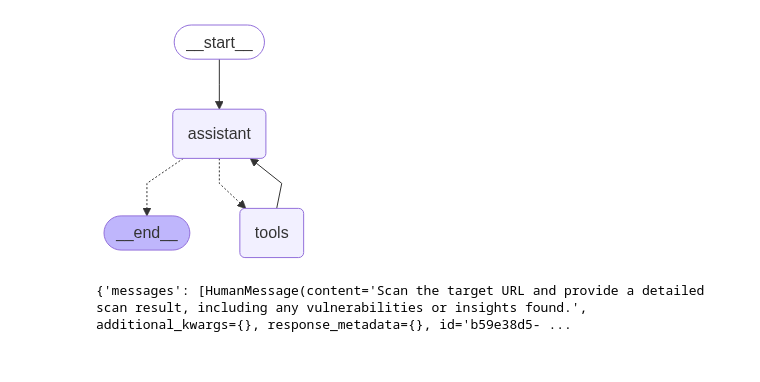
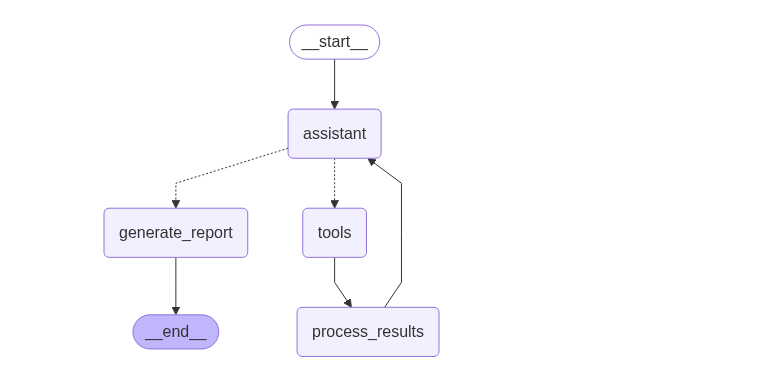
Before and after one commit to vitalii-honchar/cybersecurity-ai-agent, a Jupyter notebook: notebooks/target-scan-react-agent.ipynb, the cells around one changed output. Cells and saved outputs as stored; diff of their text form; code cells hidden in the pictures.

Commit message:
Adding tools for scanning

```diff
--- a/notebooks/target-scan-react-agent.ipynb
+++ b/notebooks/target-scan-react-agent.ipynb
@@ -182,0 +403,16 @@ def assistant(state: TargetScanState):
+# %%
+def process_tool_results(state: TargetScanState):
+    messages = state["messages"]
+    new_results = []
+
+    # Walk backwards until we hit a non-tool message
+    for msg in reversed(messages):
+        if hasattr(msg, 'type') and msg.type == 'tool':
+            scan_result = TargetScan(
+                scan_result=f"Tool: {msg.name}\nResult: {msg.content}"
+            )
+            new_results.append(scan_result)
+        else:
+            break
+
+    return {"results": list(reversed(new_results))}
@@ -183,31 +452,51 @@ def assistant(state: TargetScanState):
+# %%
+from typing import Literal
+
+def should_continue(state: TargetScanState) -> Literal["tools", "generate_report"]:
+    """Route based on tool calls and call limits"""
+    last_message = state["messages"][-1]
+
+    # Hit the limit - generate final report
+    if len(state["results"]) >= 5:
+        return "generate_report"
+
+    # LLM wants to use tools and we haven't hit limit
+    if isinstance(last_message, AIMessage) and last_message.tool_calls:
+        return "tools"
+
+    # No more tools needed - generate report
+    return "generate_report"
 # %%
-from langgraph.graph import START, StateGraph
+from langgraph.graph import START, StateGraph, END
 from langgraph.prebuilt import tools_condition
 from langgraph.prebuilt import ToolNode
 from IPython.display import Image, display
 
 builder = StateGraph(TargetScanState)
 
 # nodes
 builder.add_node("assistant", assistant)
 builder.add_node("tools", ToolNode(tools))
+builder.add_node("process_results", process_tool_results)
+builder.add_node("generate_report", generate_report)
 
 # edges
 builder.add_edge(START, "assistant")
-builder.add_conditional_edges("assistant", tools_condition)
-builder.add_edge("tools", "assistant")
+builder.add_conditional_edges("assistant", should_continue)  # Custom routing
+builder.add_edge("tools", "process_results")
+builder.add_edge("process_results", "assistant")
+builder.add_edge("generate_report", END)  # Terminal node
+
 
 react_graph = builder.compile()
 
 display(Image(react_graph.get_graph(xray=True).draw_mermaid_png()))
 # %% [output]
-[figure, old version]
+[figure, new version]
 # %%
 messages = [HumanMessage(content="Scan the target URL and provide a detailed scan result, including any vulnerabilities or insights found.")]
 target = Target(description="A sample web application for security testing.", url="http://localhost:8000")
-messages = react_graph.invoke({"messages": messages, "target": target})
+messages = await react_graph.ainvoke({"target": target})
 
-print(messages)
+# print(messages)
-# %% [output]
-{'messages': [HumanMessage(content='Scan the target URL and provide a detailed scan result, including any vulnerabilities or insights found.', additional_kwargs={}, response_metadata={}, id='b59e38d5- ...
 # %%
```
Also changed, not shown: parts of 9 cells of this notebook, 3 other files.
